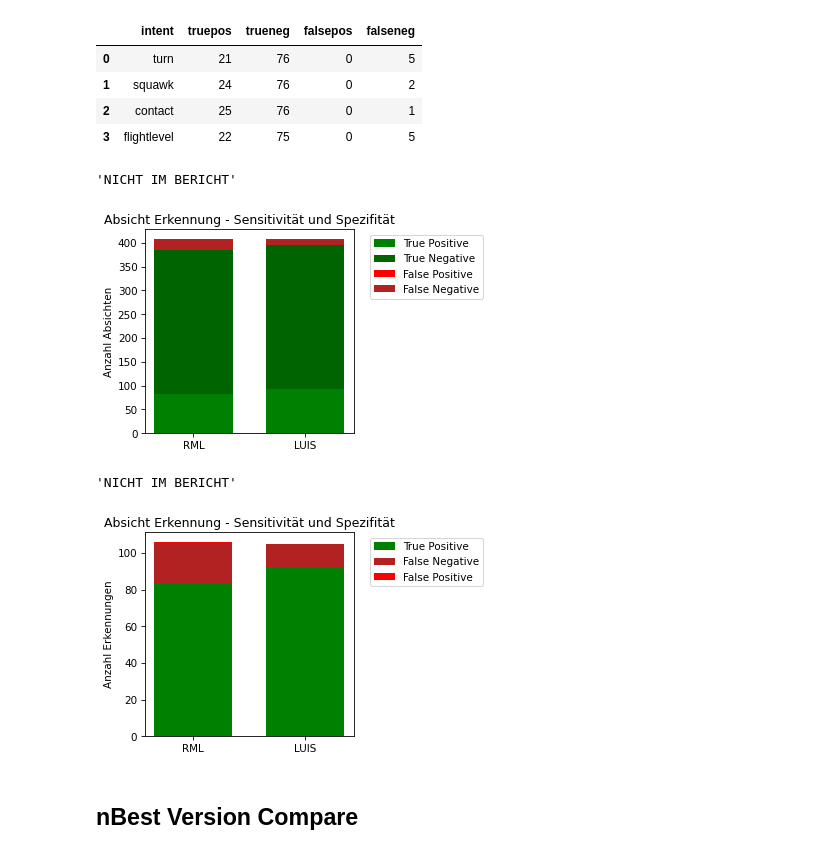
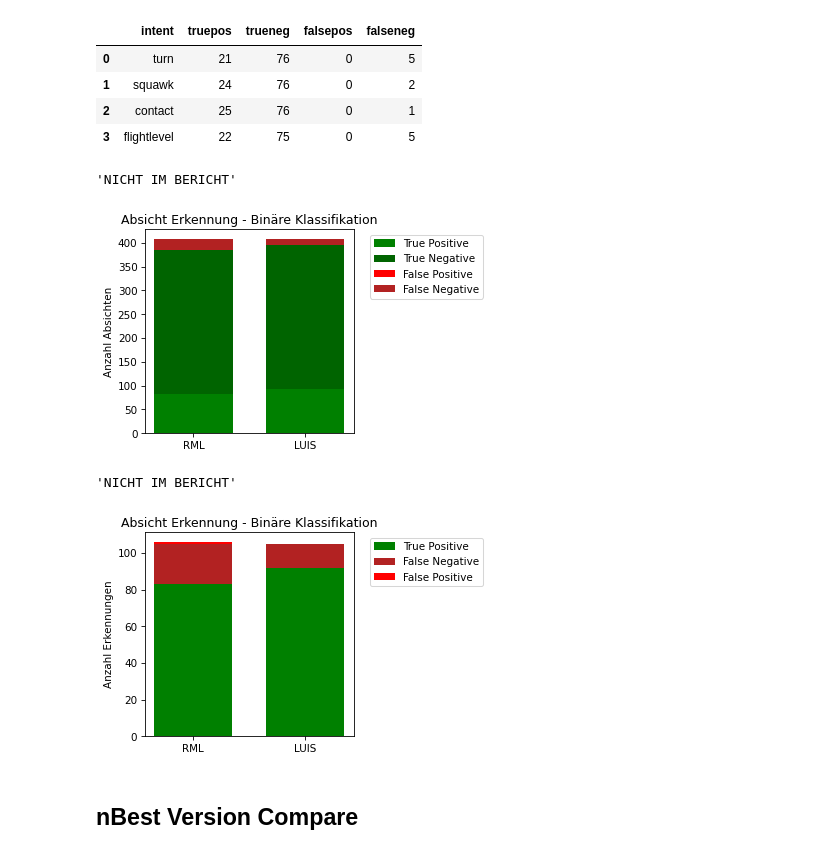
Before and after one commit to vettaioa/FluLoS-Code, a Jupyter notebook: calculation/statistics/ContextExtraction.ipynb, the cells around one changed output. Cells and saved outputs as stored; diff of their text form; code cells hidden in the pictures.

```diff
--- a/calculation/statistics/ContextExtraction.ipynb
+++ b/calculation/statistics/ContextExtraction.ipynb
@@ -1315,34 +1315,34 @@ LUIS:
 # %%
 plt.figure(figsize=(3.6, 3.6), dpi=75)
 plt.subplot()
 
 labels = ('RML', 'LUIS')
 width = 0.7
 
 groups = zip(['truepos','trueneg','falsepos','falseneg'],
              ['True Positive', 'True Negative', 'False Positive', 'False Negative'],
              ['green',  'darkgreen', 'red', 'firebrick'])
 
 valueOffset = [0 for _ in labels]
 for group in groups:
     key, label, color = group
 
     values = (sum(rmlPerIntentResults[key]), sum(luisPerIntentResults[key]))
 
     plt.bar(labels, values, width, bottom=valueOffset, label=label, color=color)
 
     valueOffset = [a + b for a,b in zip(valueOffset, values)] # add values
 
 
-plt.title('Absicht Erkennung - Sensitivität und Spezifität')
+plt.title('Absicht Erkennung - Binäre Klassifikation')
 plt.ylabel('Anzahl Absichten')
 plt.legend(bbox_to_anchor=(1.05, 1))
 
 display('NICHT IM BERICHT')
 plt.show()
 # %% [output]
 'NICHT IM BERICHT'
-[figure, old version]
+[figure, new version]
 # %%
 plt.figure(figsize=(3.6, 3.6), dpi=75)
 plt.subplot()
@@ -1365,7 +1365,7 @@ for group in groups:
     valueOffset = [a + b for a,b in zip(valueOffset, values)] # add values
 
 
-plt.title('Absicht Erkennung - Sensitivität und Spezifität')
+plt.title('Absicht Erkennung - Binäre Klassifikation')
 plt.ylabel('Anzahl Erkennungen')
 plt.legend(bbox_to_anchor=(1.05, 1))
 
@@ -1373,7 +1373,7 @@ display('NICHT IM BERICHT')
 plt.show()
 # %% [output]
 'NICHT IM BERICHT'
-[figure, old version]
+[figure, new version]
 # %% [markdown]
 ## nBest Version Compare
 # %%
```
Also changed, not shown: parts of 11 cells of this notebook, 1 other file.
